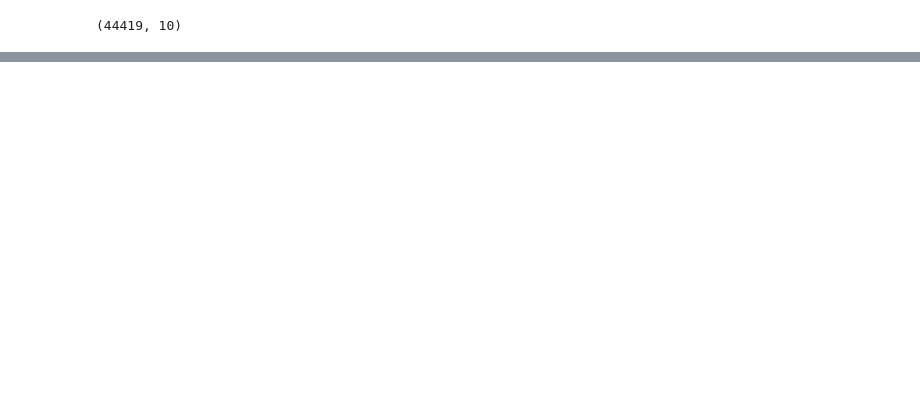
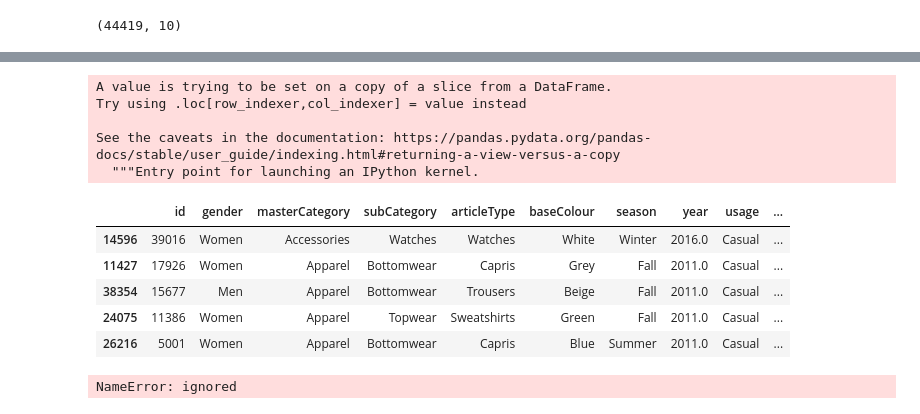
Before and after one commit to rkudulis/Deep-Learning-Notebooks, a Jupyter notebook: Fashion.ipynb, the cells around one changed output, grey strips where cells are left out. Saved outputs shown, nothing was run; the diff lists cells and outputs as text; code cells hidden in the pictures; blank space fills up the shorter version.

```diff
--- a/Fashion.ipynb
+++ b/Fashion.ipynb
@@ -167,0 +237,15 @@ for e in range(epochs):
+# %%
+train_data['label'] = train_data.masterCategory + " " + train_data.subCategory
+train_data.head()
+# %% [output]
+A value is trying to be set on a copy of a slice from a DataFrame.
+Try using .loc[row_indexer,col_indexer] = value instead
+
+See the caveats in the documentation: https://pandas.pydata.org/pandas-docs/stable/user_guide/indexing.html#returning-a-view-versus-a-copy
+  """Entry point for launching an IPython kernel.
+|  | id | gender | masterCategory | subCategory | articleType | baseColour | season | year | usage | ... |
+| 14596 | 39016 | Women | Accessories | Watches | Watches | White | Winter | 2016.0 | Casual | ... |
+| 11427 | 17926 | Women | Apparel | Bottomwear | Capris | Grey | Fall | 2011.0 | Casual | ... |
+| 38354 | 15677 | Men | Apparel | Bottomwear | Trousers | Beige | Fall | 2011.0 | Casual | ... |
+| 24075 | 11386 | Women | Apparel | Topwear | Sweatshirts | Green | Fall | 2011.0 | Casual | ... |
+| 26216 | 5001 | Women | Apparel | Bottomwear | Capris | Blue | Summer | 2011.0 | Casual | ... |
@@ -167,0 +254,8 @@ for e in range(epochs):
+# %%
+import numpy as np
+np.random.seed(42)
+src = (ImageList.from_df(df=train_data.sample(3000), path='images', cols='id', suffix=".jpg")
+    .split_by_rand_pct(0.2)
+    .label_from_df(label_delim=" ", cols='label'))
+# %% [output]
+NameError: ignored
```
Also changed, not shown: parts of 43 cells of this notebook.
